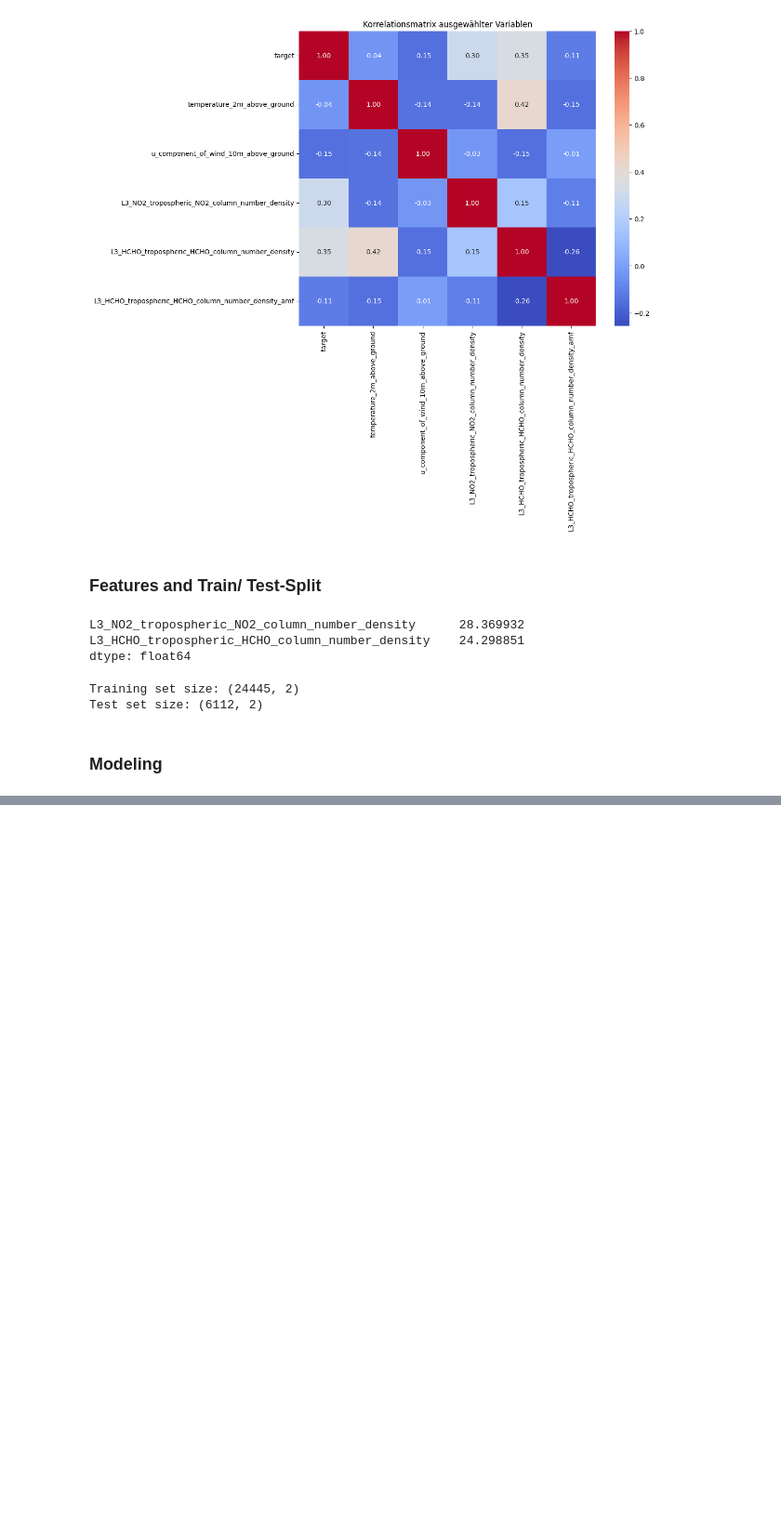
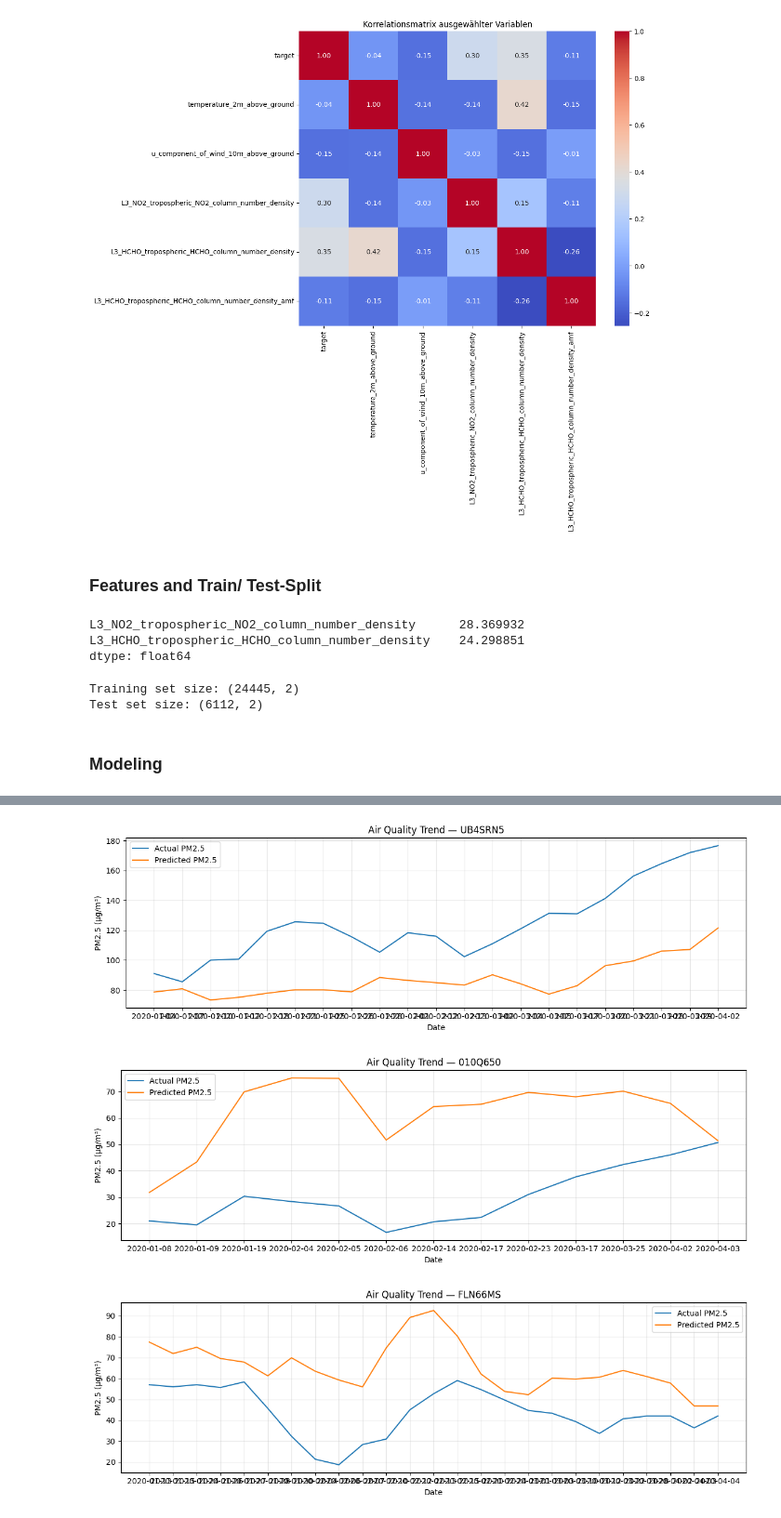
Before and after one commit to elefantree7/ds-ml-project-urban-air-pollution, a Jupyter notebook: 2_baseline_model.ipynb, the cells around one changed output, grey strips where cells are left out. Shown at 93% size. Drawn from its saved outputs; the diff is of its cells as text; code cells hidden in the pictures; blank space fills up the shorter version.

Commit message:
update baseline model, add 4_test_prediction_new is FINAL

```diff
--- a/2_baseline_model.ipynb
+++ b/2_baseline_model.ipynb
@@ -86,6 +86,10 @@ from sklearn.model_selection import train_test_split
 X_train, X_test, y_train, y_test = train_test_split(
     X, y, test_size=0.2, random_state=42
 )
+# %%
+df_train, df_test = train_test_split(
+    df, test_size=0.2, random_state=42
+)
 # %%
 print("Training set size:", X_train.shape)
 print("Test set size:", X_test.shape)
@@ -111,0 +139,17 @@ R^2 Score: 0.138406679586086
+# %%
+df_y_pred_test = pd.DataFrame(y_pred)
+
+y_pred_series = df_y_pred_test.iloc[:, 0].reset_index(drop=True)
+y_pred_series.name = 'y_pred'
+df_pred_concat = pd.concat(
+    [
+        df_test.Date.reset_index(drop=True),
+        df_test.Place_ID.reset_index(drop=True),
+        y_pred_series
+    ],
+    axis=1
+)
+
+df_pred_concat.columns = ['Date', 'Place_ID', 'y_pred']
+
+df_pred_concat.groupby(by='Place_ID').value_counts()
@@ -111,0 +226,16 @@ R^2 Score: 0.138406679586086
+# %%
+# 1) Plot für einen Ort (wie im Beispielbild)
+plot_actual_vs_pred_over_time(model1, X_test, y_test, df_pred_concat,
+                              place_id="UB4SRN5", rolling=3, title_prefix="Air Quality")
+
+# 2) Plot für einen Ort (wie im Beispielbild)
+plot_actual_vs_pred_over_time(model1, X_test, y_test, df_pred_concat,
+                              place_id="010Q650", rolling=3, title_prefix="Air Quality")
+
+# 3) Plot für einen Ort (wie im Beispielbild)
+plot_actual_vs_pred_over_time(model1, X_test, y_test, df_pred_concat,
+                              place_id="FLN66MS", rolling=3, title_prefix="Air Quality")
+# %% [output]
+[figure, added]
+[figure, added]
+[figure, added]
```
Also changed, not shown: parts of 6 cells of this notebook, 1 other file.
